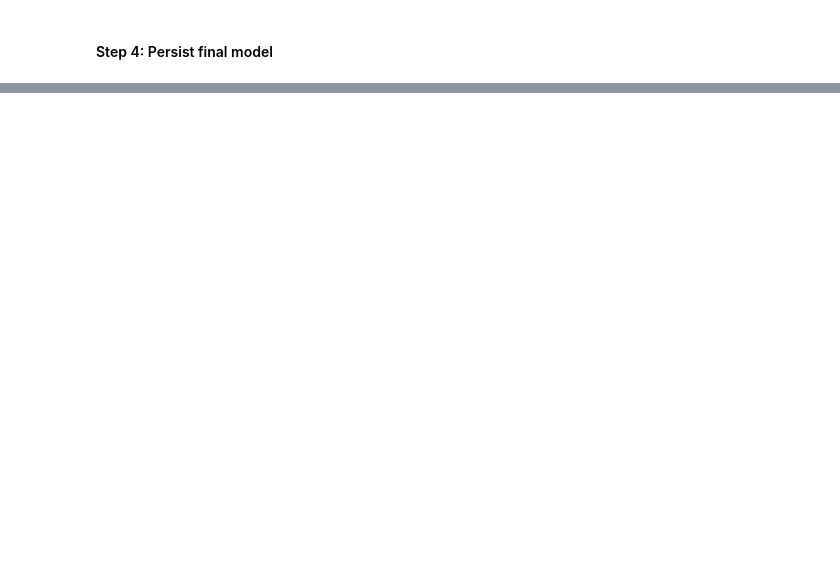
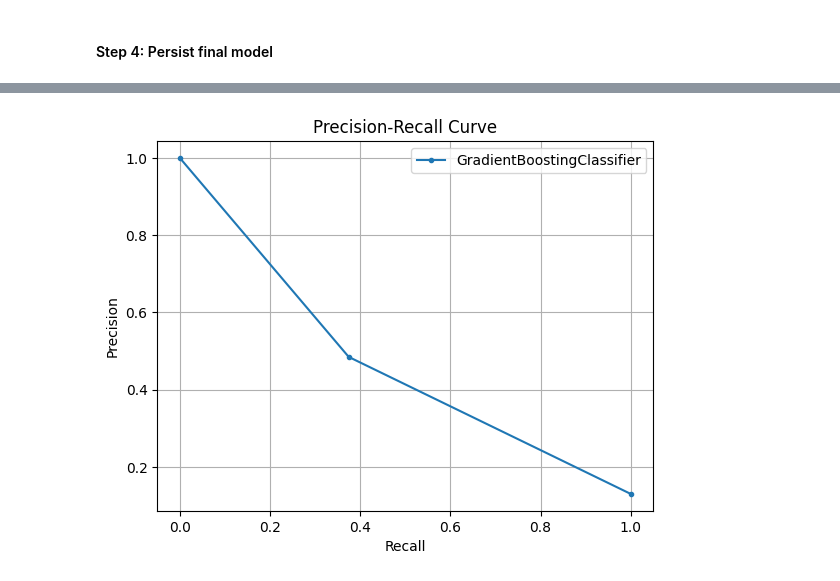
Before and after one commit to naty88/customer_subscriptions_prediction, a Jupyter notebook: notebooks/model_selection.ipynb, the cells around one changed output, grey strips where cells are left out. Cells and saved outputs as stored; diff of their text form; code cells hidden in the pictures; blank space fills up the shorter version.

```diff
--- a/notebooks/model_selection.ipynb
+++ b/notebooks/model_selection.ipynb
@@ -274,7 +292,7 @@ models_params = {
 }
 # %%
 %%time
-optimizer = Optimizer(best_model_name, models, models_params, n_trials=10)
+optimizer = Optimizer(best_model_name, models, models_params, n_trials=150)
 tuned_model_pipeline = optimizer.hyperparameter_tuning(data_transformer, X_train, y_train)
 
 # you can observe the optimization process starting optuna dashboard from notebooks/ directory using CLI:
@@ -296,3 +346,7 @@ show_roc_curve(y_test, y_pred)
+# %%
+plot_precision_recall_curve(y_test, y_pred, best_model_name)
+# %% [output]
+[figure, added]
 # %%
 # persist tuned model
 save_model(tuned_model_pipeline, file_name="trained_model_pipeline_tuned.pkl")
```
Also changed, not shown: parts of 15 cells of this notebook, 6 other files.
